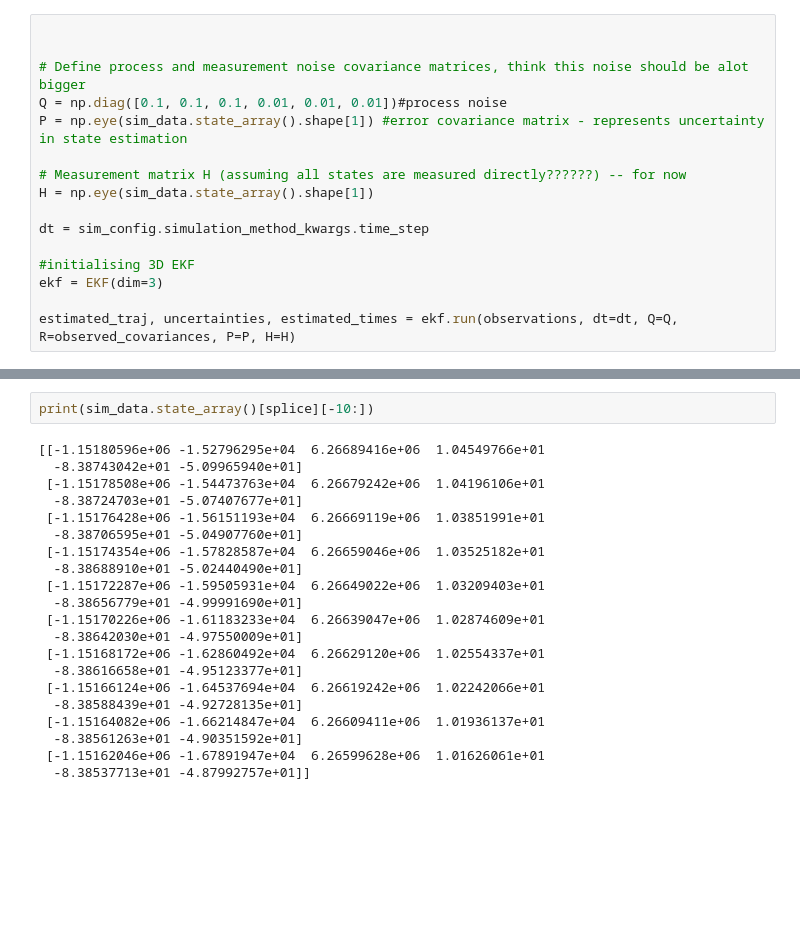
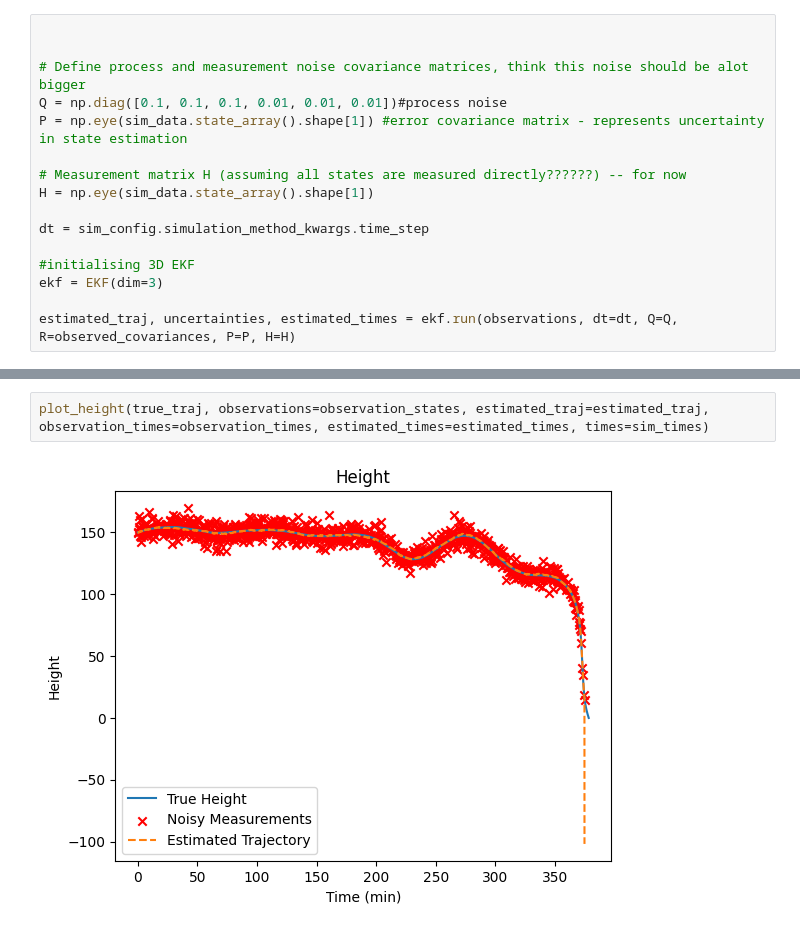
Before and after one commit to brendanbennett/deorbiter, a Jupyter notebook: examples/3D_EKF_example.ipynb, the cells around one changed output, grey strips where cells are left out. Saved outputs shown, nothing was run; the diff lists cells and outputs as text; blank space fills up the shorter version.

Commit message:
3D plot height function

```diff
--- a/examples/3D_EKF_example.ipynb
+++ b/examples/3D_EKF_example.ipynb
@@ -115,23 +111,4 @@ plt.show()
-# %%
-print(sim_data.state_array()[splice][-10:])
-# %% [output]
-[[-1.15180596e+06 -1.52796295e+04  6.26689416e+06  1.04549766e+01
-  -8.38743042e+01 -5.09965940e+01]
- [-1.15178508e+06 -1.54473763e+04  6.26679242e+06  1.04196106e+01
-  -8.38724703e+01 -5.07407677e+01]
- [-1.15176428e+06 -1.56151193e+04  6.26669119e+06  1.03851991e+01
-  -8.38706595e+01 -5.04907760e+01]
- [-1.15174354e+06 -1.57828587e+04  6.26659046e+06  1.03525182e+01
-  -8.38688910e+01 -5.02440490e+01]
- [-1.15172287e+06 -1.59505931e+04  6.26649022e+06  1.03209403e+01
-  -8.38656779e+01 -4.99991690e+01]
- [-1.15170226e+06 -1.61183233e+04  6.26639047e+06  1.02874609e+01
-  -8.38642030e+01 -4.97550009e+01]
- [-1.15168172e+06 -1.62860492e+04  6.26629120e+06  1.02554337e+01
-  -8.38616658e+01 -4.95123377e+01]
- [-1.15166124e+06 -1.64537694e+04  6.26619242e+06  1.02242066e+01
-  -8.38588439e+01 -4.92728135e+01]
- [-1.15164082e+06 -1.66214847e+04  6.26609411e+06  1.01936137e+01
-  -8.38561263e+01 -4.90351592e+01]
- [-1.15162046e+06 -1.67891947e+04  6.26599628e+06  1.01626061e+01
-  -8.38537713e+01 -4.87992757e+01]]
+# %%
+plot_height(true_traj, observations=observation_states, estimated_traj=estimated_traj, observation_times=observation_times, estimated_times=estimated_times, times=sim_times)
+# %% [output]
+[figure, added]
```
Also changed, not shown: parts of 5 cells of this notebook, 1 other file.
